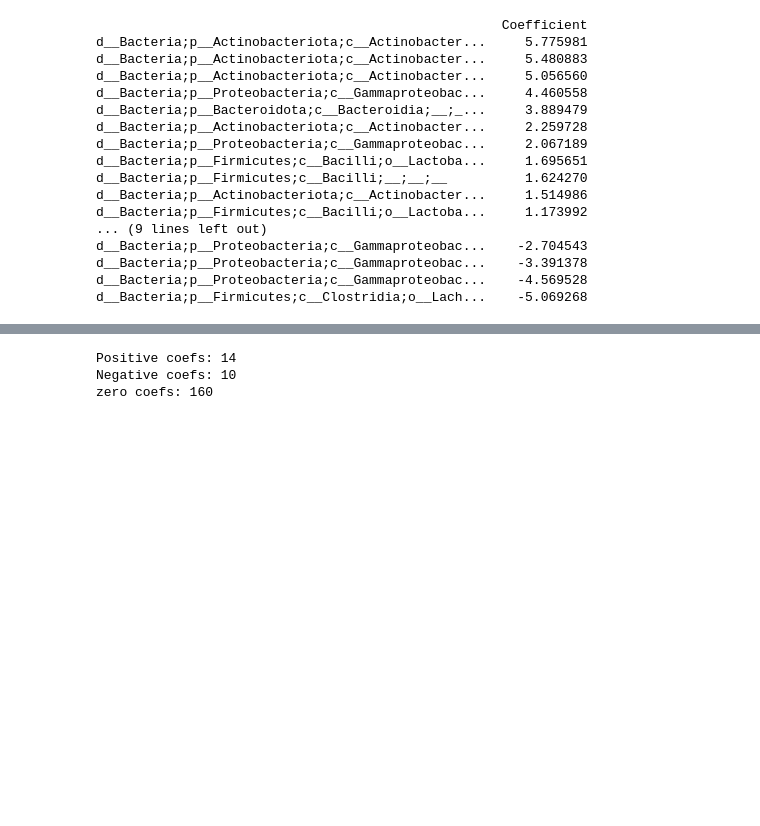
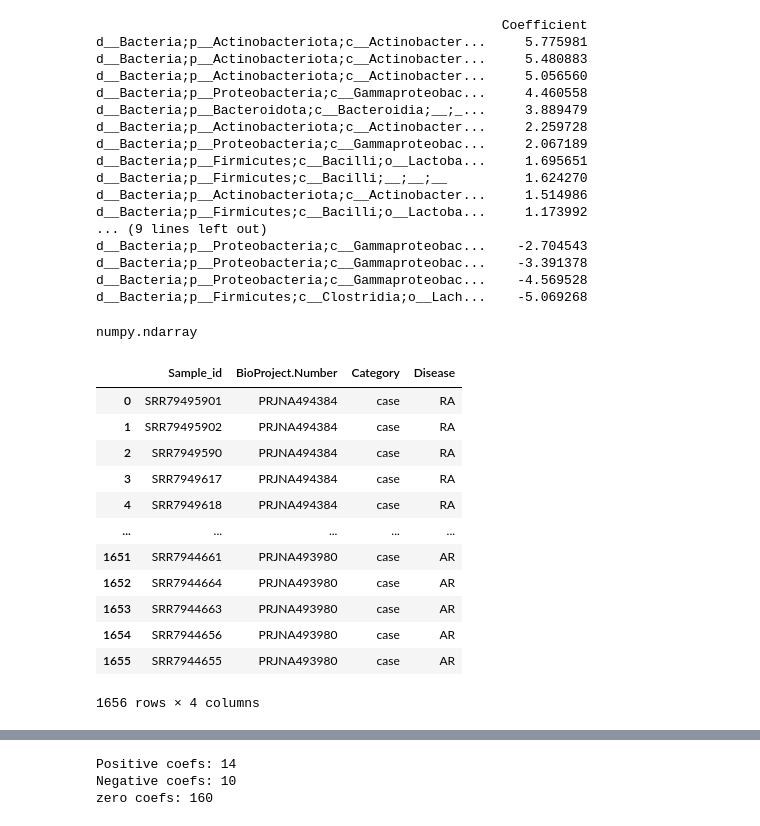
Before and after one commit to mabarrera12/NMWI, a Jupyter notebook: Codes/Notebook/Figure2.ipynb, the cells around one changed output, grey strips where cells are left out. Cells and saved outputs as stored; diff of their text form; code cells hidden in the pictures; blank space fills up the shorter version.

```diff
--- a/Codes/Notebook/Figure2.ipynb
+++ b/Codes/Notebook/Figure2.ipynb
@@ -202,3 +202,7 @@ d__Bacteria;p__Proteobacteria;c__Gammaproteobac...    -2.704543
 d__Bacteria;p__Proteobacteria;c__Gammaproteobac...    -3.391378
 d__Bacteria;p__Proteobacteria;c__Gammaproteobac...    -4.569528
 d__Bacteria;p__Firmicutes;c__Clostridia;o__Lach...    -5.069268
+# %%
+type(scores_all)
+# %% [output]
+numpy.ndarray
@@ -204,0 +212,16 @@ d__Bacteria;p__Firmicutes;c__Clostridia;o__Lach...    -5.069268
+# %%
+sra_data
+# %% [output]
+|  | Sample_id | BioProject.Number | Category | Disease |
+| 0 | SRR79495901 | PRJNA494384 | case | RA |
+| 1 | SRR79495902 | PRJNA494384 | case | RA |
+| 2 | SRR7949590 | PRJNA494384 | case | RA |
+| 3 | SRR7949617 | PRJNA494384 | case | RA |
+| 4 | SRR7949618 | PRJNA494384 | case | RA |
+| ... | ... | ... | ... | ... |
+| 1651 | SRR7944661 | PRJNA493980 | case | AR |
+| 1652 | SRR7944664 | PRJNA493980 | case | AR |
+| 1653 | SRR7944663 | PRJNA493980 | case | AR |
+| 1654 | SRR7944656 | PRJNA493980 | case | AR |
+| 1655 | SRR7944655 | PRJNA493980 | case | AR |
+1656 rows × 4 columns
```
Also changed, not shown: parts of 2 cells of this notebook.
